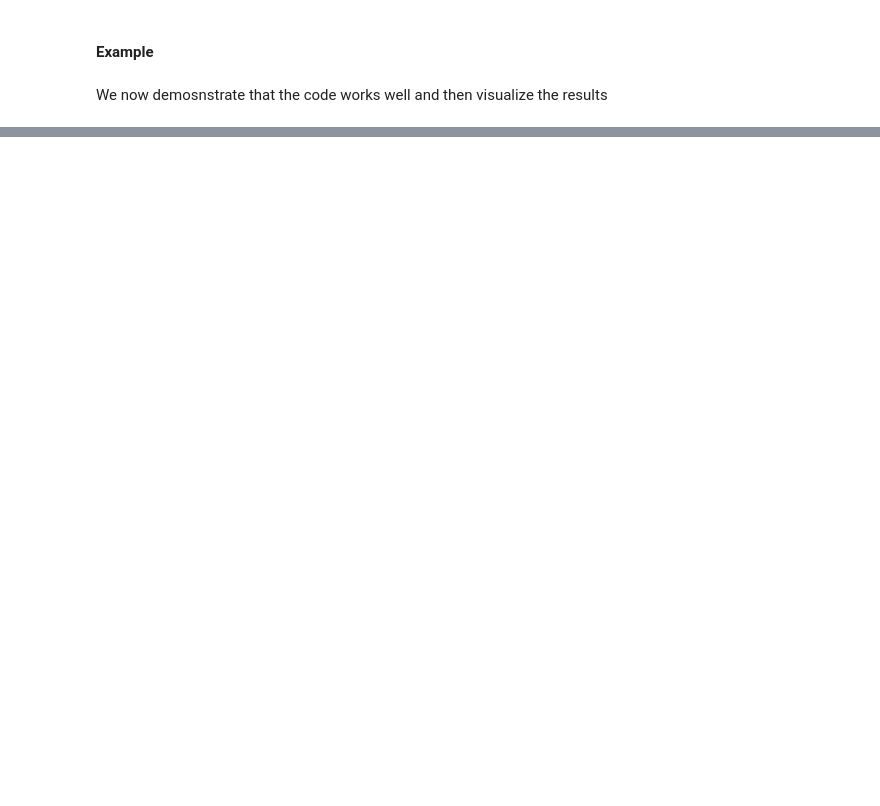
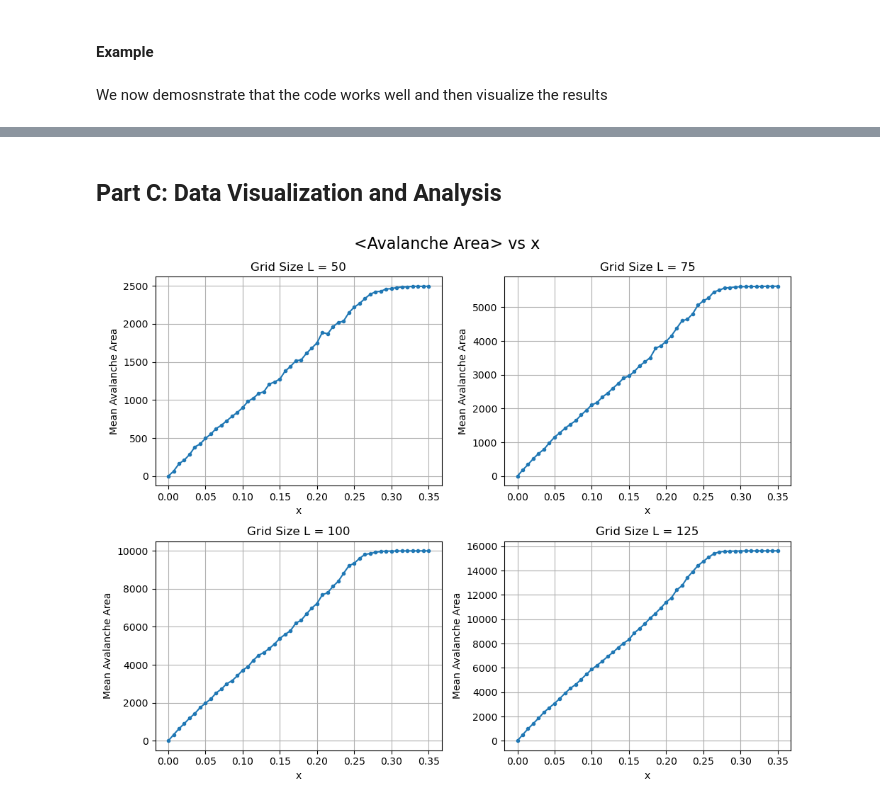
Before and after one commit to Argemenon/Modelling_Complex_Systems, a Jupyter notebook: term1.ipynb, the cells around one changed output, grey strips where cells are left out. Drawn from its saved outputs; the diff is of its cells as text; code cells hidden in the pictures; blank space fills up the shorter version.

```diff
--- a/term1.ipynb
+++ b/term1.ipynb
@@ -219,0 +167,9 @@ np.savetxt(
+# %%
+xs = np.linspace(0.0, 0.35, 50) # total 50 x values between 0 and 0.35
+num_trials = 10   # number of trials for each x value
+grids = [50, 75, 100, 125]
+
+mean_area_grids = {i: [] for i in grids}
+mean_topplings_grids = {i: [] for i in grids}
+std_area_grids = {i: [] for i in grids}
+std_topplings_grids = {i: [] for i in grids}
@@ -219,0 +196,32 @@ np.savetxt(
+# %%
+# Export Data for Future Reference
+
+data = {"x": xs}
+
+for L in grids:
+    data[f"{L}_mean_area"] = mean_area_grids[L]
+    data[f"{L}_std_area"] = std_area_grids[L]
+    data[f"{L}_mean_topplings"] = mean_topplings_grids[L]
+    data[f"{L}_std_topplings"] = std_topplings_grids[L]
+
+df = pd.DataFrame(data)
+
+df.to_csv("sandpile_results.csv", index=False)
+# %% [markdown]
+## Part C: Data Visualization and Analysis
+# %%
+fig, axes = plt.subplots(2, 2, figsize=(10, 8))
+axes = axes.flatten()
+
+for idx, L in enumerate(grids):
+    axes[idx].plot(xs, mean_area_grids[L], marker='o', markersize = 3)
+    axes[idx].set_title(f"Grid Size L = {L}")
+    axes[idx].set_xlabel("x")
+    axes[idx].set_ylabel("Mean Avalanche Area")
+    axes[idx].grid(True)
+
+fig.suptitle("<Avalanche Area> vs x", fontsize=16)
+plt.tight_layout()
+plt.show()
+# %% [output]
+[figure, added]
```
Also changed, not shown: parts of 48 cells of this notebook, 1 other file.
